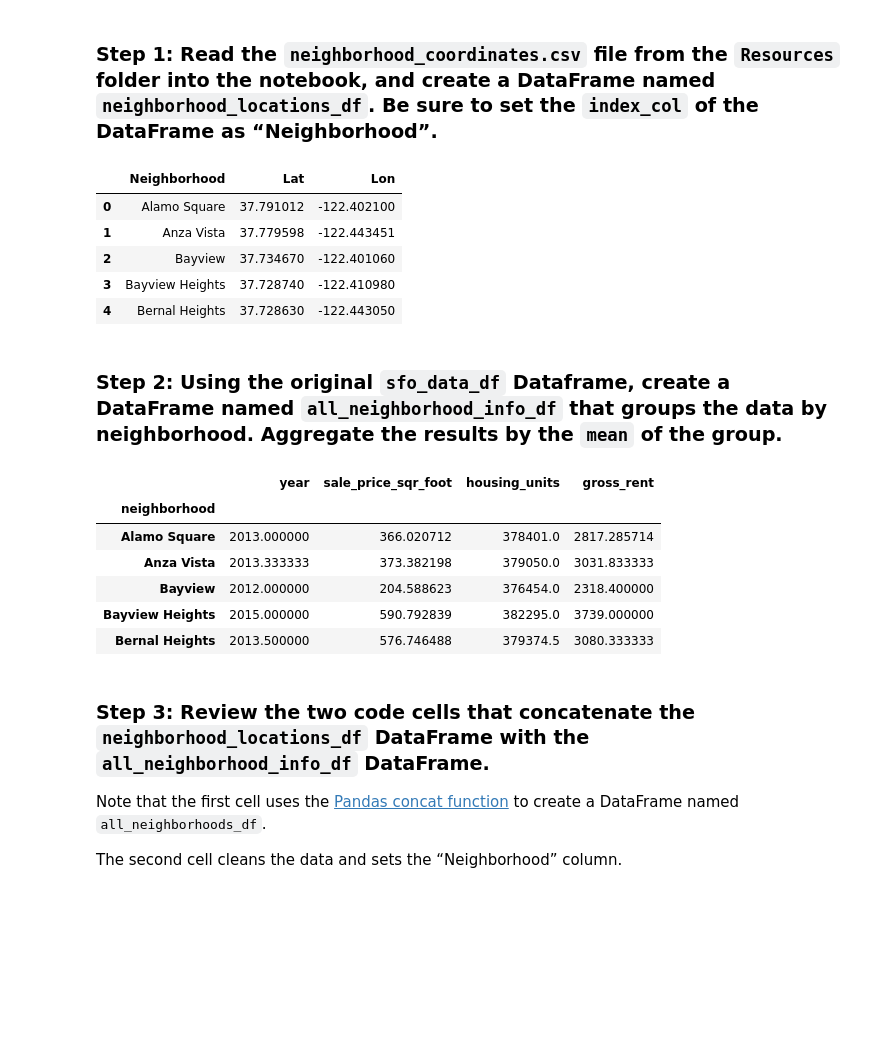
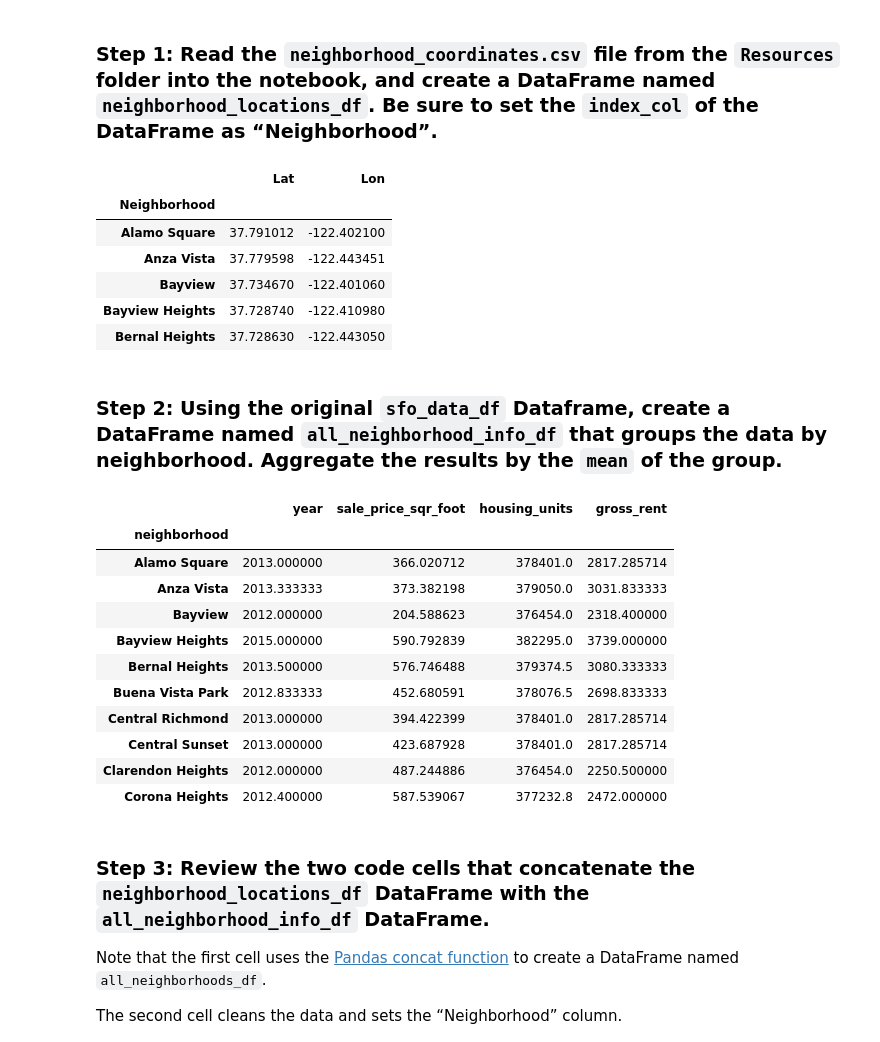
Before and after one commit to AndrewRBader/module6_challenge, a Jupyter notebook: san_francisco_housing.ipynb, the cells around one changed output. Saved outputs shown, nothing was run; the diff lists cells and outputs as text; code cells hidden in the pictures; blank space fills up the shorter version.

```diff
--- a/san_francisco_housing.ipynb
+++ b/san_francisco_housing.ipynb
@@ -438,20 +438,21 @@ Note that your resulting plot should appear similar to the following image:
 # %%
 # Load neighborhoods coordinates data
 # Grab csv via Path function
 csv_path = Path('Resources/neighborhoods_coordinates.csv')
 
 # Assigning dataframe from csv_path import
-neighborhood_locations_df = pd.read_csv(csv_path)
+neighborhood_locations_df = pd.read_csv(csv_path, index_col="Neighborhood")
 
 # Review the DataFrame
 neighborhood_locations_df.head()
 # %% [output]
-|  | Neighborhood | Lat | Lon |
-| 0 | Alamo Square | 37.791012 | -122.402100 |
-| 1 | Anza Vista | 37.779598 | -122.443451 |
-| 2 | Bayview | 37.734670 | -122.401060 |
-| 3 | Bayview Heights | 37.728740 | -122.410980 |
-| 4 | Bernal Heights | 37.728630 | -122.443050 |
+|  | Lat | Lon |
+| Neighborhood |  |  |
+| Alamo Square | 37.791012 | -122.402100 |
+| Anza Vista | 37.779598 | -122.443451 |
+| Bayview | 37.734670 | -122.401060 |
+| Bayview Heights | 37.728740 | -122.410980 |
+| Bernal Heights | 37.728630 | -122.443050 |
 # %% [markdown]
 ### Step 2: Using the original `sfo_data_df` Dataframe, create a DataFrame named `all_neighborhood_info_df` that groups the data by neighborhood. Aggregate the results by the `mean` of the group.
 # %%
@@ -459,7 +460,7 @@ neighborhood_locations_df.head()
 all_neighborhood_info_df = sfo_data_df.groupby('neighborhood').mean()
 
 # Review the resulting DataFrame
-all_neighborhood_info_df.head()
+all_neighborhood_info_df.head(10)
 # %% [output]
 |  | year | sale_price_sqr_foot | housing_units | gross_rent |
 | neighborhood |  |  |  |  |
@@ -468,6 +469,11 @@ all_neighborhood_info_df.head()
 | Bayview | 2012.000000 | 204.588623 | 376454.0 | 2318.400000 |
 | Bayview Heights | 2015.000000 | 590.792839 | 382295.0 | 3739.000000 |
 | Bernal Heights | 2013.500000 | 576.746488 | 379374.5 | 3080.333333 |
+| Buena Vista Park | 2012.833333 | 452.680591 | 378076.5 | 2698.833333 |
+| Central Richmond | 2013.000000 | 394.422399 | 378401.0 | 2817.285714 |
+| Central Sunset | 2013.000000 | 423.687928 | 378401.0 | 2817.285714 |
+| Clarendon Heights | 2012.000000 | 487.244886 | 376454.0 | 2250.500000 |
+| Corona Heights | 2012.400000 | 587.539067 | 377232.8 | 2472.000000 |
 # %% [markdown]
 ### Step 3: Review the two code cells that concatenate the `neighborhood_locations_df` DataFrame with the `all_neighborhood_info_df` DataFrame.
 
```
Also changed, not shown: parts of 5 cells of this notebook.
